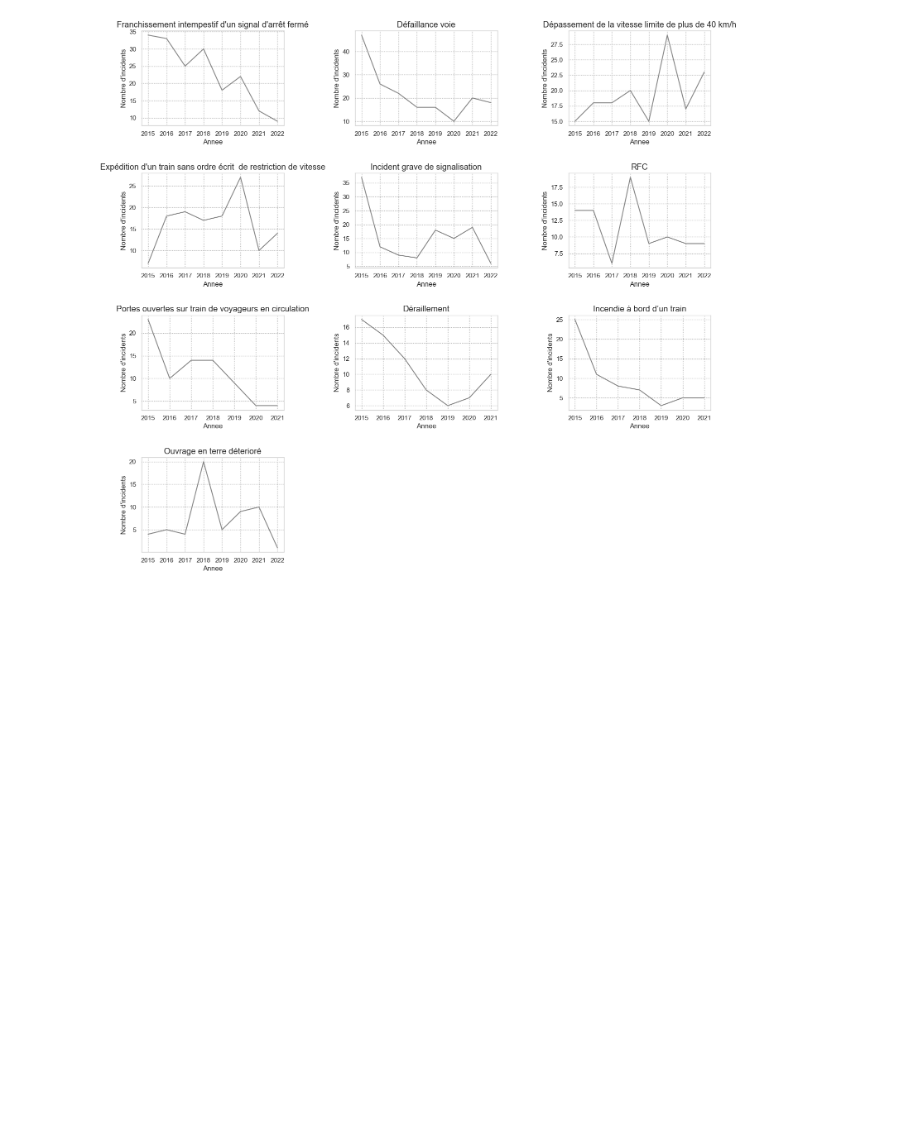
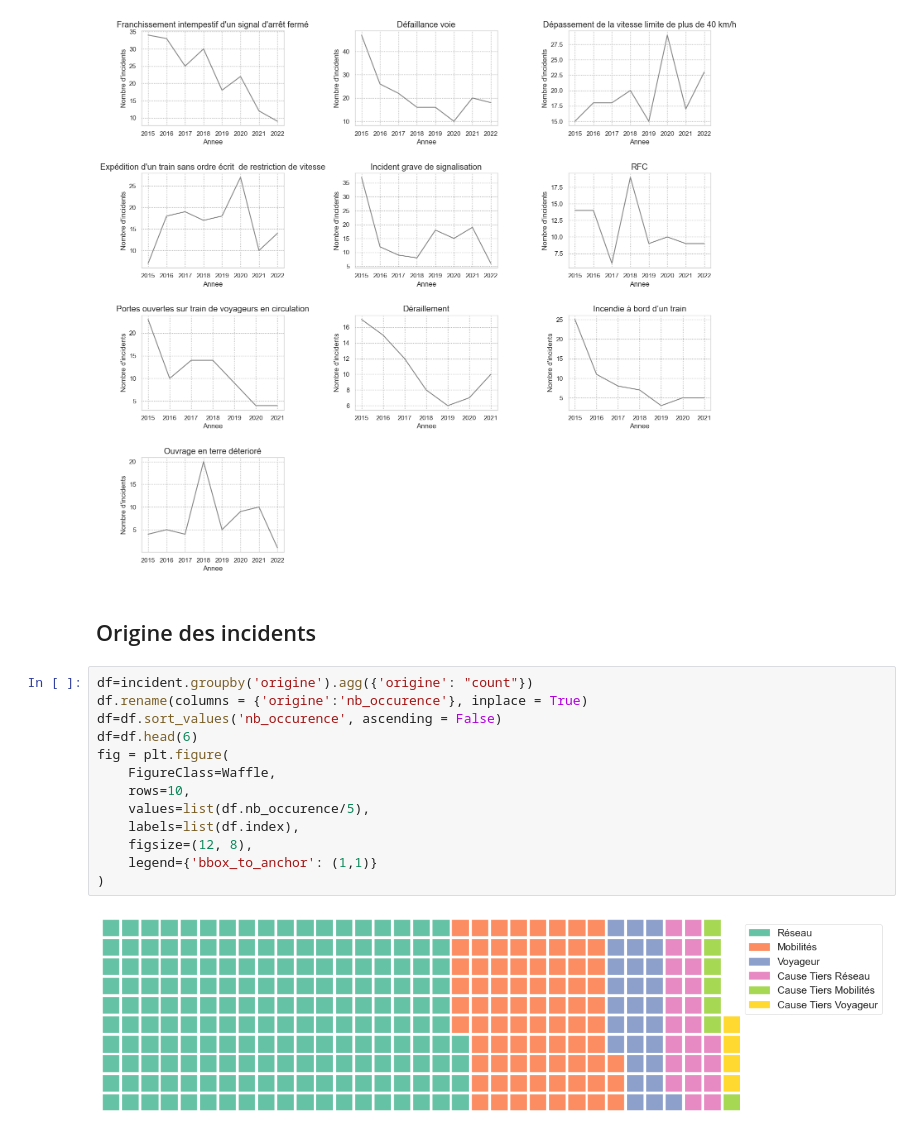
Before and after one commit to gbiaou/Projet_Python_SNCF, a Jupyter notebook: incidents_de_sécurité.ipynb, the cells around one changed output. Saved outputs shown, nothing was run; the diff lists cells and outputs as text; blank space fills up the shorter version.

Commit message:
update visualisation incidents: new graphics

```diff
--- a/incidents_de_sécurité.ipynb
+++ b/incidents_de_sécurité.ipynb
@@ -86,4 +108,21 @@ for i in range(len(freq_event)):
     plt.title(freq_event[i])
 # %% [output]
 [figure]
+# %% [markdown]
+## Origine des incidents
+# %%
+df=incident.groupby('origine').agg({'origine': "count"})
+df.rename(columns = {'origine':'nb_occurence'}, inplace = True)
+df=df.sort_values('nb_occurence', ascending = False)
+df=df.head(6)
+fig = plt.figure(
+    FigureClass=Waffle,
+    rows=10,
+    values=list(df.nb_occurence/5),
+    labels=list(df.index),
+    figsize=(12, 8),
+    legend={'bbox_to_anchor': (1,1)}
+)
+# %% [output]
+[figure, added]
 # %%
```
Also changed, not shown: parts of 3 cells of this notebook.
